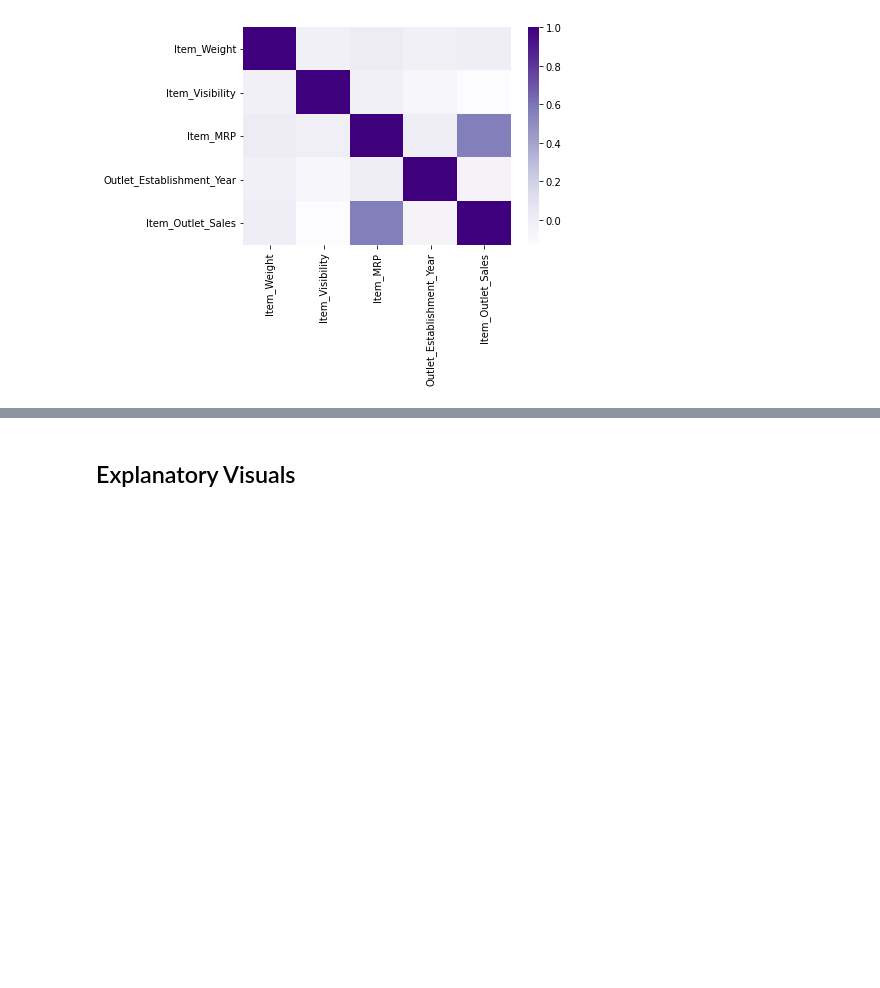
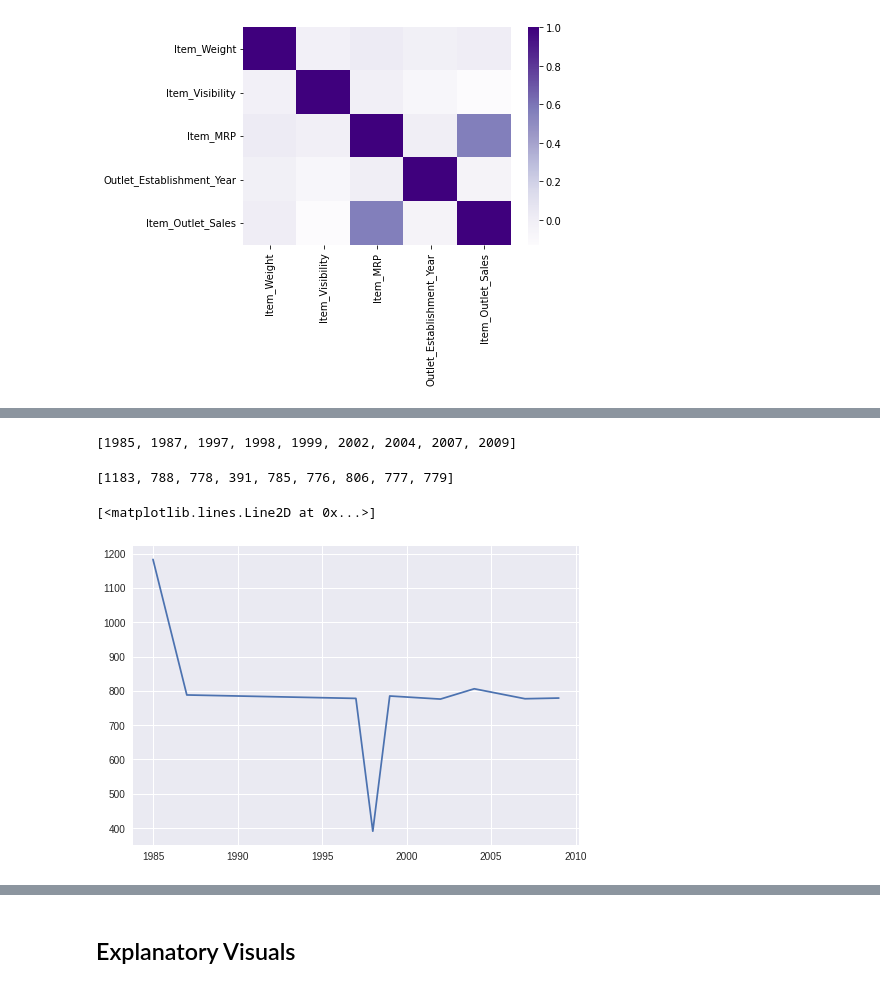
Before and after one commit to Lazuli98/ProjectOne, a Jupyter notebook: Copy_of_ProjectOne2.ipynb, the cells around one changed output, grey strips where cells are left out. Cells and saved outputs as stored; diff of their text form; code cells hidden in the pictures; blank space fills up the shorter version.

```diff
--- a/Copy_of_ProjectOne2.ipynb
+++ b/Copy_of_ProjectOne2.ipynb
@@ -262,0 +297,4 @@ sns.heatmap(corr, cmap = 'Purples')
+# %%
+# get number of olympians per year
+numberUniqueYear = df.groupby(['Outlet_Establishment_Year'])['Item_Outlet_Sales'].nunique()
+numberUniqueYear
@@ -262,0 +313,16 @@ sns.heatmap(corr, cmap = 'Purples')
+# %%
+outletyear = list(numberUniqueYear.index)
+outletyear
+# %% [output]
+[1985, 1987, 1997, 1998, 1999, 2002, 2004, 2007, 2009]
+# %%
+outletsales = list(numberUniqueYear.values)
+outletsales
+# %% [output]
+[1183, 788, 778, 391, 785, 776, 806, 777, 779]
+# %%
+plt.style.use('seaborn')
+plt.plot(outletyear, outletsales)
+# %% [output]
+[<matplotlib.lines.Line2D at 0x...>]
+[figure, added]
```
Also changed, not shown: parts of 8 cells of this notebook.
